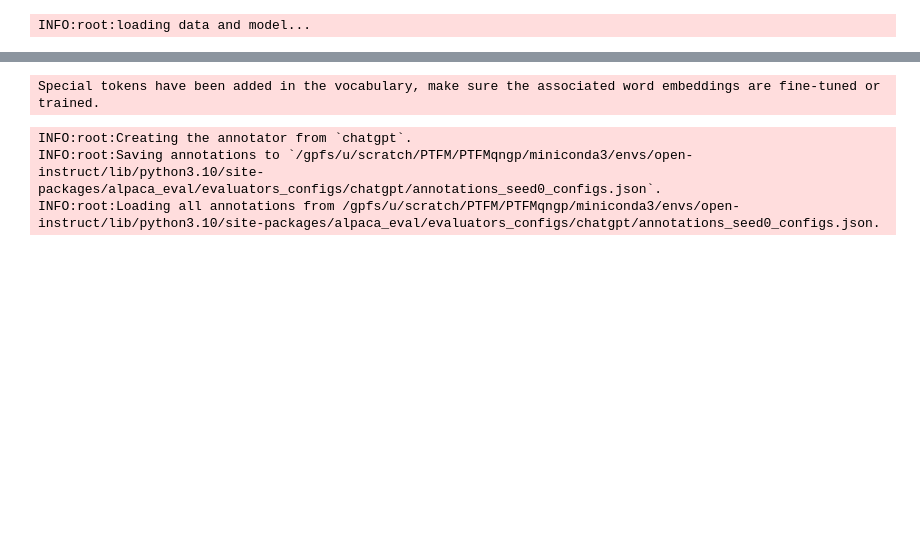
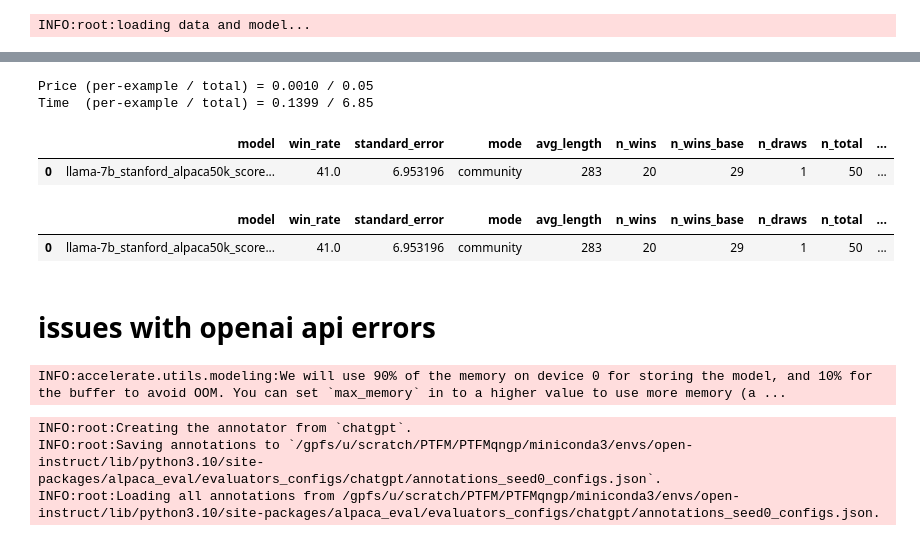
Before and after one commit to tt6746690/open-instruct, a Jupyter notebook: scripts/alpaca_eval.ipynb, the cells around one changed output, grey strips where cells are left out. Saved outputs shown, nothing was run; the diff lists cells and outputs as text; code cells hidden in the pictures; blank space fills up the shorter version.

```diff
--- a/scripts/alpaca_eval.ipynb
+++ b/scripts/alpaca_eval.ipynb
@@ -44,6 +71,7 @@ parser.add_argument("--max_new_tokens", type=int, default=8192, help="Maximum nu
 
 
 model_name_or_path = '../results/baselines/huggyllama/llama-7b'
+model_name_or_path = '../results/oi5_stanford_alpaca50k:llama-7b/llama-7b_stanford_alpaca50k_score=random:s=0_pace=prune:size=30000:ep=3'
 # model_name_or_path = '../results/ft1_ep=1/llama-7b_tuluv1m'
 # model_name_or_path = '../results/oi5_ultrachat:mistral-7b/mistral-7b_ultrachat200k_score=log:prob:neg_pace=prune:size=50000:ep=3'
 # model_name_or_path = '../results/ft1_ep=2/mistral-7b_ultrachat200k_beforesplitlongconv'
@@ -114,6 +142,7 @@ if args.model_name_or_path is not None:
             # tokenizer_mode="slow",
             tensor_parallel_size=torch.cuda.device_count(),
         )
+        tokenizer = model.llm_engine.tokenizer
         sampling_params = vllm.SamplingParams(
             temperature=0,  # greedy decoding
             max_tokens=args.max_new_tokens,
@@ -161,0 +202,22 @@ INFO 01-14 16:59:51 llm_engine.py:222] # GPU blocks: 7451, # CPU blocks: 512
+# %%
+annotators_config = '/gpfs/u/home/PTFM/PTFMqngp/scratch/github/mitibm2023/external/alpaca_eval/src/alpaca_eval/evaluators_configs/gpt35_turbo_1106'
+annotators_config = 'chatgpt_fn'
+# annotators_config = 'weighted_alpaca_eval_gpt4_turbo'; fn_metric = 'get_length_controlled_winrate'
+# annotators_config = 'alpaca_eval_gpt4_turbo_fn'; fn_metric = 'get_length_controlled_winrate'
+
+
+
+n = 50
+
+df_leaderboard, annotations = alpaca_farm_evaluate(
+#     model_outputs=model_results,
+#     reference_outputs=args.reference_path if args.reference_path != 'alpaca_eval_data' else alpaca_eval_data,
+    model_outputs=model_results[:n],
+    reference_outputs=alpaca_eval_data.select(range(n)),
+    annotators_config=annotators_config, #args.annotators_config,
+    output_path=args.save_dir,
+    is_return_instead_of_print=True,
+    caching_path=os.path.join(args.save_dir, annotators_config, "alpaca_eval_annotator_cache.json"),
+    precomputed_leaderboard=None,
+    is_cache_leaderboard=False,
+)
@@ -162,3 +232,31 @@ INFO 01-14 16:59:51 llm_engine.py:222] # GPU blocks: 7451, # CPU blocks: 512
+# %%
+
+prices = np.array([x['price_per_example'] for x in annotations], dtype=np.float32)
+print(f'Price (per-example / total) = {np.nanmean(prices):.4f} / {np.nansum(prices):.2f}')
+
+times = np.array([x['time_per_example'] for x in annotations], dtype=np.float32)
+print(f'Time  (per-example / total) = {np.nanmean(times):.4f} / {np.nansum(times):.2f}')
+
+df_leaderboard['avg_output_tok_length'] = np.mean(
+    [len(tokenizer(x['output'])['input_ids']) for x in model_results])
+df_leaderboard['price'] = np.nansum(prices)
+df_leaderboard.insert(0, 'model', df_leaderboard.index)
+df_leaderboard = df_leaderboard.reset_index(drop=True)
+# %% [output]
+Price (per-example / total) = 0.0010 / 0.05
+Time  (per-example / total) = 0.1399 / 6.85
+# %%
+df_leaderboard
+# %% [output]
+|  | model | win_rate | standard_error | mode | avg_length | n_wins | n_wins_base | n_draws | n_total | ... |
+| 0 | llama-7b_stanford_alpaca50k_score... | 41.0 | 6.953196 | community | 283 | 20 | 29 | 1 | 50 | ... |
+# %%
+df_leaderboard
+# %% [output]
+|  | model | win_rate | standard_error | mode | avg_length | n_wins | n_wins_base | n_draws | n_total | ... |
+| 0 | llama-7b_stanford_alpaca50k_score... | 41.0 | 6.953196 | community | 283 | 20 | 29 | 1 | 50 | ... |
+# %% [markdown]
+# issues with openai api errors
 # %%
 model, tokenizer = load_hf_lm_and_tokenizer(
     model_name_or_path=args.model_name_or_path,
@@ -168,7 +266,7 @@ model, tokenizer = load_hf_lm_and_tokenizer(
     gptq_model=args.gptq,
 )
 # %% [output]
-Special tokens have been added in the vocabulary, make sure the associated word embeddings are fine-tuned or trained.
+INFO:accelerate.utils.modeling:We will use 90% of the memory on device 0 for storing the model, and 10% for the buffer to avoid OOM. You can set `max_memory` in to a higher value to use more memory (a ...
 # %%
 # args.annotators_config
 
```
Also changed, not shown: parts of 13 cells of this notebook, 5 other files.
